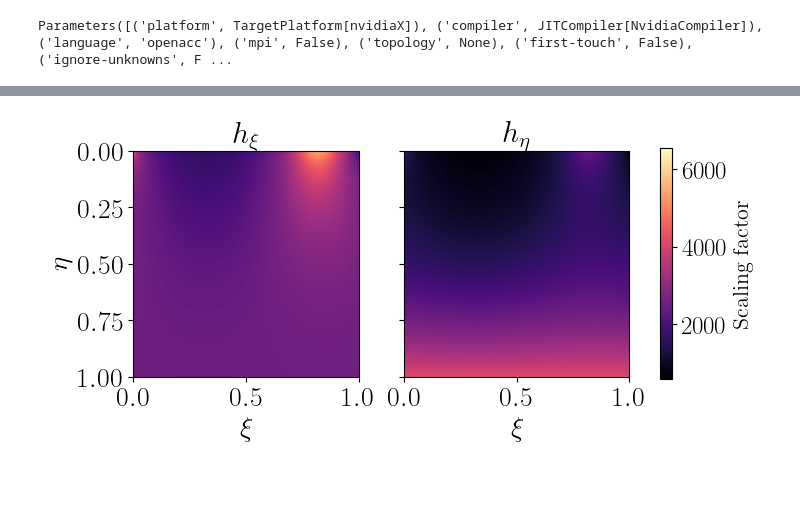
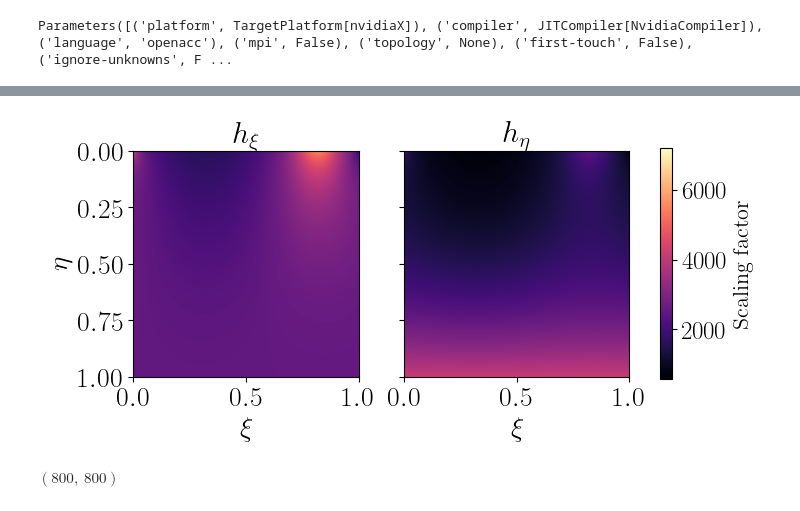
Before and after one commit to Ivanjav/devitocurvilinear, a Jupyter notebook: devito_examples/homotop/example_homotop.ipynb, the cells around one changed output, grey strips where cells are left out. Cells and saved outputs as stored; diff of their text form; code cells hidden in the pictures; blank space fills up the shorter version.

```diff
--- a/devito_examples/homotop/example_homotop.ipynb
+++ b/devito_examples/homotop/example_homotop.ipynb
@@ -26,7 +26,7 @@ plt.rc('xtick', labelsize=20)
 plt.rc('ytick', labelsize=20)
 fonttitle=22
 fontlabel=20
-savefig=True
+savefig=False
 # %% [output]
 Parameters([('platform', TargetPlatform[nvidiaX]), ('compiler', JITCompiler[NvidiaCompiler]), ('language', 'openacc'), ('mpi', False), ('topology', None), ('first-touch', False), ('ignore-unknowns', F ...
 # %%
@@ -44,12 +44,12 @@ def y_s(x):
     #base = (100*np.sin(2*np.pi*x/L) + 0.08*np.exp(-((x - 0.75*L)/(0.12*L))**2))*2.5
     base = 250*np.sin(2*np.pi*x/L)+250
     return base
-x_top = np.linspace(0.0, L, num=512)
+n_xi = 800
+n_eta = 800
+x_top = np.linspace(0.0, L, num=n_xi)
 y_top = y_s(x_top)
-n_xi = 1024
-n_eta = 1024
+
 X, Z = meshgrid_from_topo(x_top, y_top, n_xi=n_xi, n_eta=n_eta, H=H, max_iter=5,beta=2.0)
-
 fig, ax = plt.subplots()
 skip = 10
 # --- Physical domain ---
@@ -113,32 +151,56 @@ if savefig:
 # %%
 #######################################
+from devitocurvilinear import deriv1_8th
 deta = eta[1]-eta[0]
 dxi  = xi[1]-xi[0]
-x_eta, x_xi = np.gradient(X, deta, dxi, edge_order=2)   # shape (ny, nx)
-z_eta, z_xi = np.gradient(Z, deta, dxi, edge_order=2)   # shape (ny, nx)
+# x_eta, x_xi = np.gradient(Xmirror, deta, dxi, edge_order=2)   # shape (ny, nx)
+# z_eta, z_xi = np.gradient(Zmirror, deta, dxi, edge_order=2)   # shape (ny, nx)
+
+# x_eta = x_eta[200:,:]
+# z_eta = z_eta[200:,:]
+#X, Z have shape (ny, nx) with axes: eta (0), xi (1)
+
+
+# x_eta = deriv1_8th(Xmirror, deta, axis=0)
+# x_eta = x_eta[100:,:]
+x_eta = deriv1_8th(X, deta, axis=0)
+x_xi  = deriv1_8th(X, dxi,  axis=1)
+
+
+# z_eta = deriv1_8th(Zmirror, deta, axis=0)
+# z_eta = z_eta[100:,:]
+z_eta = deriv1_8th(Z, deta, axis=0)
+z_xi  = deriv1_8th(Z, dxi,  axis=1)
+#x_xi * x_eta + z_xi * z_eta
+#z_xi = -x_xi * x_eta  / z_eta
+
 a_xi = (x_xi, z_xi)/np.sqrt(x_xi**2+z_xi**2)
 a_eta = (x_eta, z_eta)/np.sqrt(x_eta**2+z_eta**2)
 h_xi = np.sqrt(x_xi**2 + z_xi**2)
 h_eta = np.sqrt(x_eta**2 + z_eta**2)
 
 hmap = 'magma'
 hmin, hmax = min(h_xi.min(), h_eta.min()), max(h_xi.max(), h_eta.max())
 fig, ax = plt.subplots(1, 2,  sharey=True)
 im0 = ax[0].imshow(h_xi, cmap=hmap,extent=[xi.min(), xi.max(), eta.max(), eta.min()], vmin=hmin, vmax=hmax)
 ax[0].set_title(r'$h_\xi$', fontsize=fonttitle)
 ax[0].set_ylabel(r'$\eta$', fontsize=fontlabel)
 ax[0].set_xlabel(r'$\xi$', fontsize=fontlabel)
 #cb=fig.colorbar(im0, ax=ax[0], label='(m)',orientation='horizontal')
 #cb.ax.tick_params(labelsize=14)
 im1 = ax[1].imshow(h_eta, cmap=hmap,extent=[xi.min(), xi.max(), eta.max(), eta.min()], vmin=hmin, vmax=hmax)
 ax[1].set_title(r'$h_\eta$', fontsize=fonttitle)
 ax[1].set_xlabel(r'$\xi$', fontsize=fontlabel)
 cb=fig.colorbar(im1, ax=ax, label='Scaling factor',orientation='vertical',shrink=0.5)
 cb.ax.tick_params(labelsize=18)
 plt.show()
 
 if savefig:
     fig.savefig('scaling_homo.pdf', transparent=True,bbox_inches='tight')
     fig.savefig('scaling_homo.png', transparent=True,bbox_inches='tight')
 # %% [output]
-[figure, old version]
+[figure, new version]
+# %%
+a_xi[0].shape
+# %% [output]
+$\displaystyle \left( 800, \  800\right)$
```
Also changed, not shown: parts of 20 cells of this notebook.
